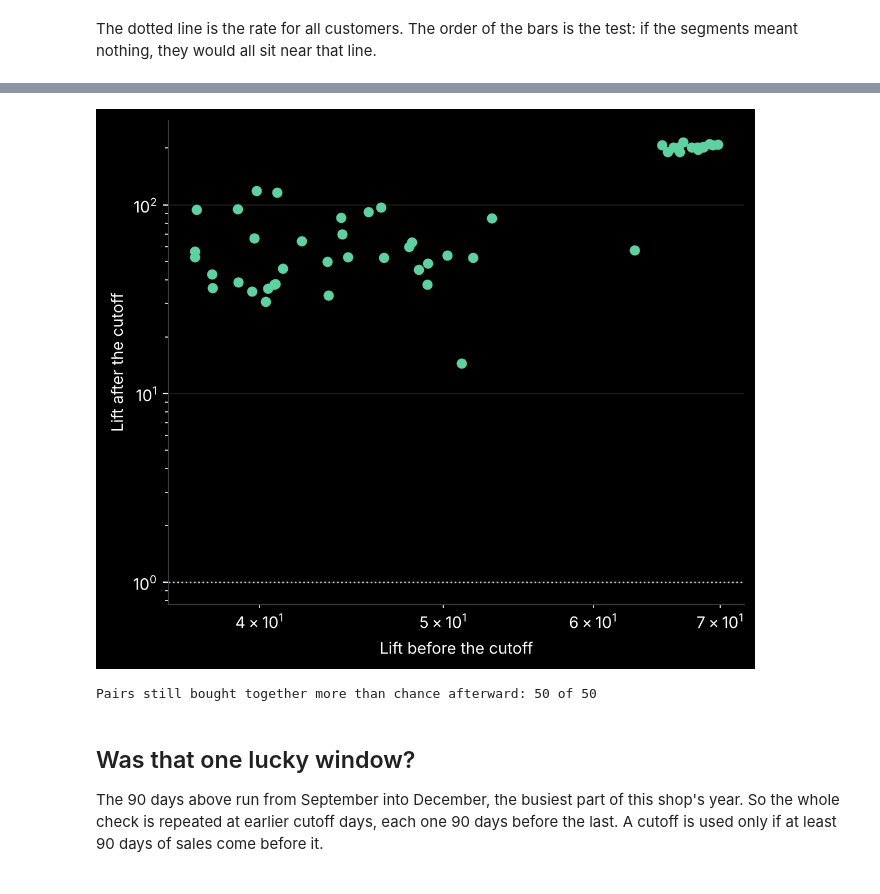
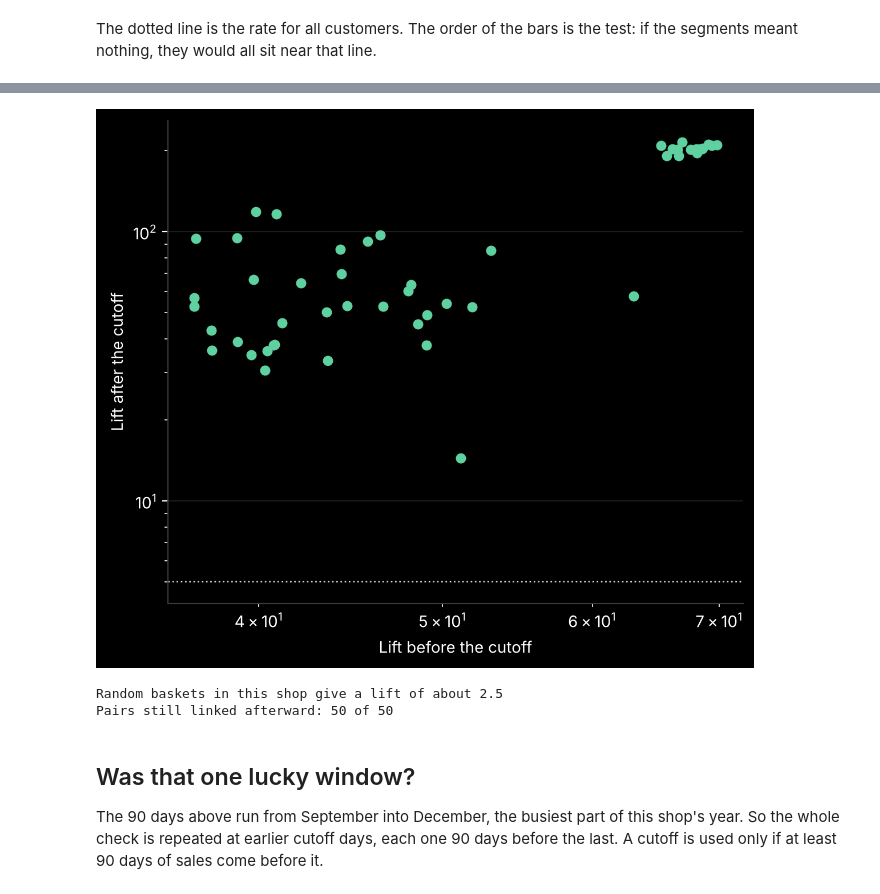
Before and after one commit to ruslanmaystrenko/retail-analysis, a Jupyter notebook: notebooks/04_forward_check.ipynb, the cells around one changed output, grey strips where cells are left out. Drawn from its saved outputs; the diff is of its cells as text; code cells hidden in the pictures.

```diff
--- a/notebooks/04_forward_check.ipynb
+++ b/notebooks/04_forward_check.ipynb
@@ -71,14 +73,16 @@ The 50 strongest pairs from the earlier sales, measured again on the later ones.
 # %%
 checked = pairs_next(sales)
 fig, ax = plt.subplots(figsize=(6.5, 5.5))
 ax.scatter(checked.lift, checked.lift_after.clip(lower=0.5), color=JADE, s=30)
-ax.axhline(1, color=SILVER, lw=1, ls=":"); ax.set_xscale("log"); ax.set_yscale("log")
+ax.axhline(2 * checked.baseline_after.iloc[0], color=SILVER, lw=1, ls=":"); ax.set_xscale("log"); ax.set_yscale("log")
 ax.set_xlabel("Lift before the cutoff"); ax.set_ylabel("Lift after the cutoff")
 plt.show()
-print(f"Pairs still bought together more than chance afterward: {(checked.lift_after > 1).sum()} of {len(checked)}")
+print(f"Random baskets in this shop give a lift of about {checked.baseline_after.iloc[0]:.1f}")
+print(f"Pairs still linked afterward: {still_linked(checked).sum()} of {len(checked)}")
 # %% [output]
-[figure, old version]
+[figure, new version]
-Pairs still bought together more than chance afterward: 50 of 50
+Random baskets in this shop give a lift of about 2.5
+Pairs still linked afterward: 50 of 50
 # %% [markdown]
 ## Was that one lucky window?
 
```
Also changed, not shown: parts of 3 cells of this notebook, 11 other files.
